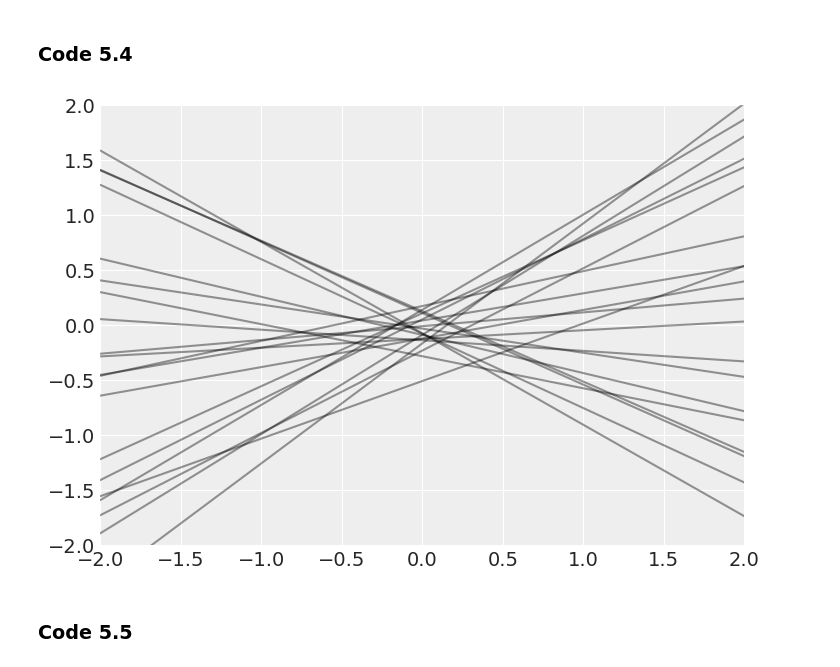
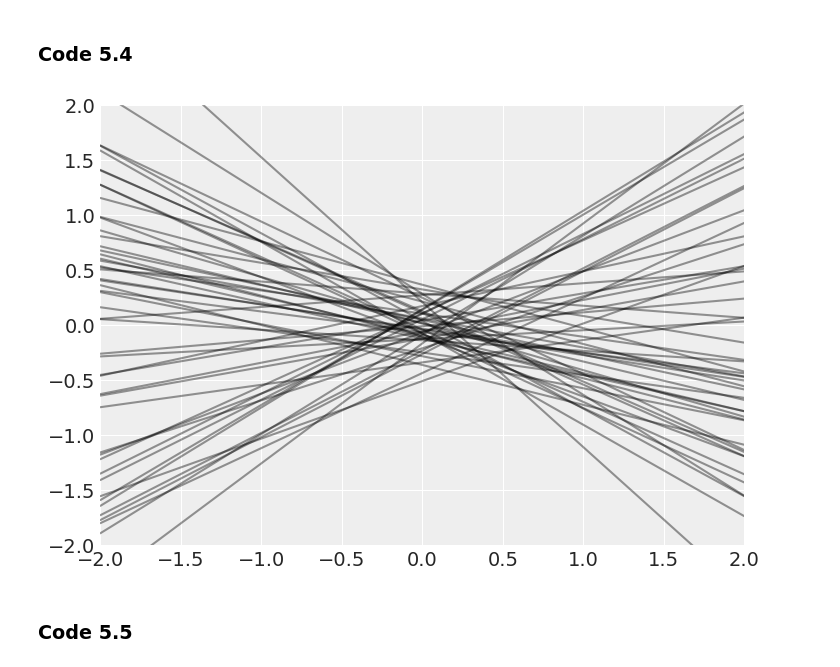
Before and after one commit to pim-hoeven/rethinking-numpyro, a Jupyter notebook: notebooks/05_the_many_variables_and_the_spurious_waffles.ipynb, the cells around one changed output. Drawn from its saved outputs; the diff is of its cells as text; code cells hidden in the pictures.

```diff
--- a/notebooks/05_the_many_variables_and_the_spurious_waffles.ipynb
+++ b/notebooks/05_the_many_variables_and_the_spurious_waffles.ipynb
@@ -63,7 +69,7 @@ d.MedianAgeMarriage.std()
 # %% [markdown]
 ### Code 5.3
 # %%
-def model(A, D=None):
+def model_51(A, D=None):
     a = numpyro.sample("a", dist.Normal(0, 0.2))
     bA = numpyro.sample("bA", dist.Normal(0, 0.5))
     sigma = numpyro.sample("sigma", dist.Exponential(1))
@@ -71,18 +77,18 @@ def model(A, D=None):
     numpyro.sample("D", dist.Normal(mu, sigma), obs=D)
 
 
-m5_1 = AutoLaplaceApproximation(model)
+m5_1 = AutoLaplaceApproximation(model_51)
 # %% [markdown]
 ### Code 5.4
 # %%
 # Predictive prior
 predictive = Predictive(m5_1.model, num_samples=1000, return_sites=["mu"])
 prior_pred = predictive(random.PRNGKey(10), A=jnp.array([-2, 2]))
 mu = prior_pred["mu"]
 plt.subplot(xlim=(-2, 2), ylim=(-2, 2))
-for i in range(20):
+for i in range(50):
     plt.plot([-2, 2], mu[i], "k", alpha=0.4)
 # %% [output]
-[figure, old version]
+[figure, new version]
 # %% [markdown]
 ### Code 5.5
```
Also changed, not shown: parts of 39 cells of this notebook.
